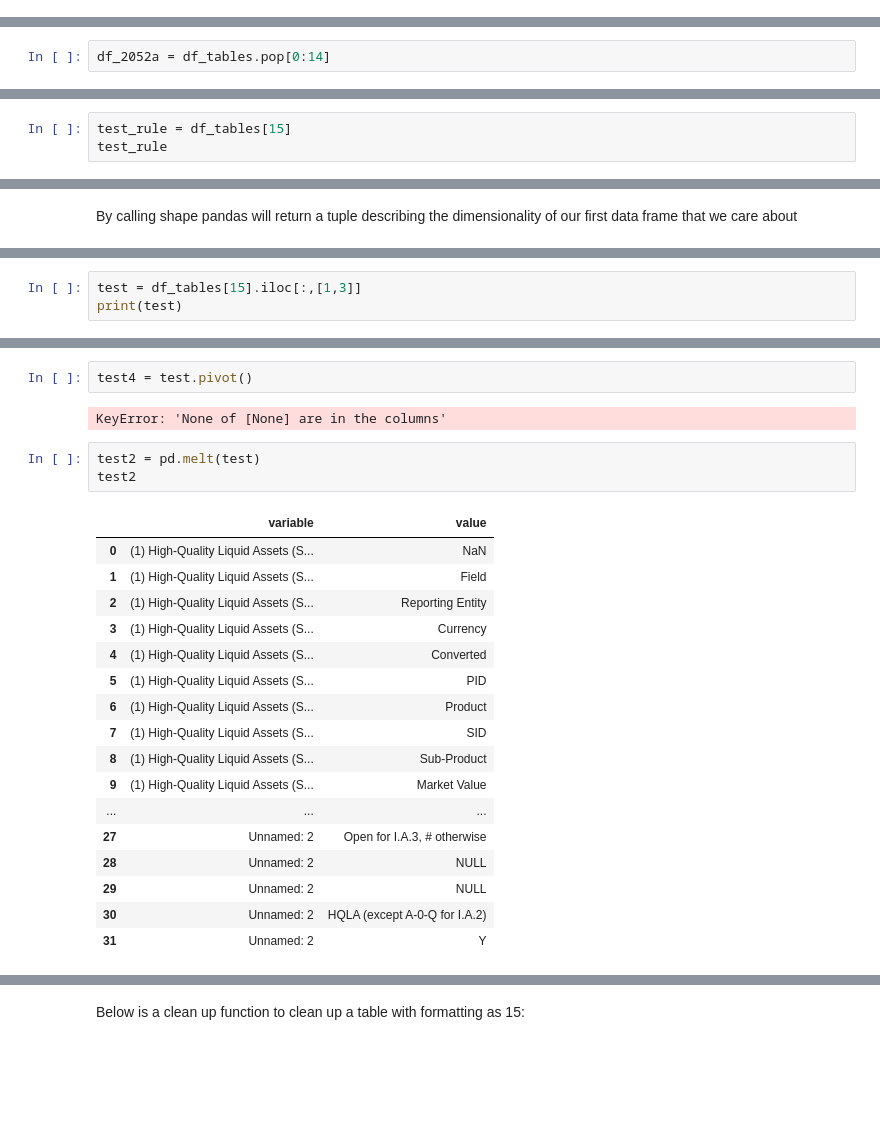
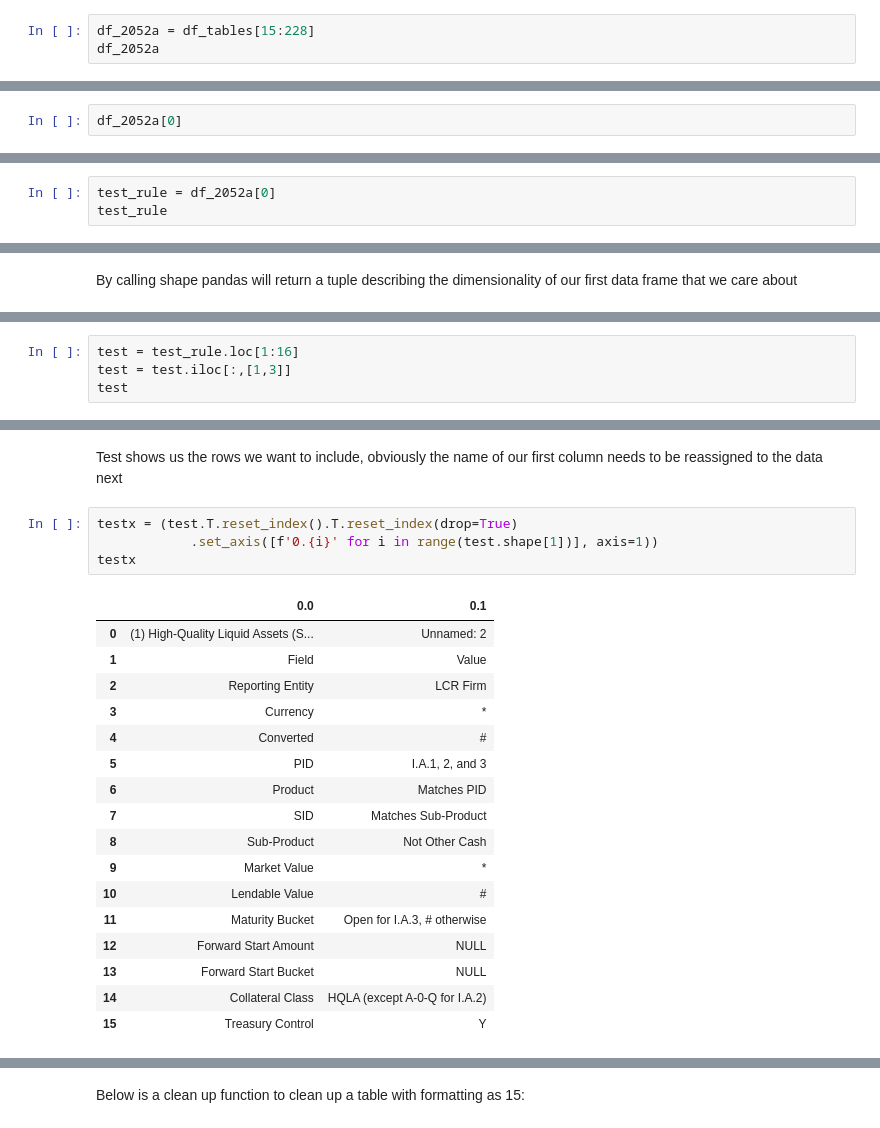
Before and after one commit to cathykiriakos/Data-Science-Practicum-1-2052a-Rules-Web-Scraping-, a Jupyter notebook: MSDS 692 X40 Data Science Practicum_Web Scraping 2052a Rules .ipynb, the cells around one changed output, grey strips where cells are left out. Drawn from its saved outputs; the diff is of its cells as text; blank space fills up the shorter version.

Commit message:
Continued building out data wrangling 9.20.20

```diff
--- a/MSDS 692 X40 Data Science Practicum_Web Scraping 2052a Rules .ipynb
+++ b/MSDS 692 X40 Data Science Practicum_Web Scraping 2052a Rules .ipynb
@@ -105,0 +106,3 @@ Tables [0:14) contain irrelevent data, we will next remove those tables from the
+# %%
+df_2052a = df_tables[15:228]
+df_2052a
@@ -106,3 +129,3 @@ Tables [0:14) contain irrelevent data, we will next remove those tables from the
 # %%
-df_2052a = df_tables.pop[0:14]
+df_2052a[0]
 # %% [output]
@@ -174,5 +172,5 @@ We can see that the last table with rules that we want to scrape 227; starting w
 # %%
-test_rule = df_tables[15]
+test_rule = df_2052a[0]
 test_rule
 # %% [output]
 |  | Unnamed: 0 | (1) High‐Quality Liquid Assets (S... | Unnamed: 1 | Unnamed: 2 | Unnamed: 3 |
@@ -250,4 +248,5 @@ df_tables[15].info
 # %%
-test = df_tables[15].iloc[:,[1,3]]
-print(test)
+test = test_rule.loc[1:16]
+test = test.iloc[:,[1,3]]
+test
 # %% [output]
@@ -291,25 +269,24 @@ test
-# %%
-test4 = test.pivot()
-# %% [output]
-KeyError: 'None of [None] are in the columns'
-# %%
-test2 = pd.melt(test)
-test2
-# %% [output]
-|  | variable | value |
-| 0 | (1) High‐Quality Liquid Assets (S... | NaN |
-| 1 | (1) High‐Quality Liquid Assets (S... | Field |
-| 2 | (1) High‐Quality Liquid Assets (S... | Reporting Entity |
-| 3 | (1) High‐Quality Liquid Assets (S... | Currency |
-| 4 | (1) High‐Quality Liquid Assets (S... | Converted |
-| 5 | (1) High‐Quality Liquid Assets (S... | PID |
-| 6 | (1) High‐Quality Liquid Assets (S... | Product |
-| 7 | (1) High‐Quality Liquid Assets (S... | SID |
-| 8 | (1) High‐Quality Liquid Assets (S... | Sub‐Product |
-| 9 | (1) High‐Quality Liquid Assets (S... | Market Value |
-| ... | ... | ... |
-| 27 | Unnamed: 2 | Open for I.A.3, # otherwise |
-| 28 | Unnamed: 2 | NULL |
-| 29 | Unnamed: 2 | NULL |
-| 30 | Unnamed: 2 | HQLA (except A‐0‐Q for I.A.2) |
-| 31 | Unnamed: 2 | Y |
+# %% [markdown]
+Test shows us the rows we want to include, obviously the name of our first column needs to be reassigned to the data next
+# %%
+testx = (test.T.reset_index().T.reset_index(drop=True)
+            .set_axis([f'0.{i}' for i in range(test.shape[1])], axis=1))
+testx
+# %% [output]
+|  | 0.0 | 0.1 |
+| 0 | (1) High‐Quality Liquid Assets (S... | Unnamed: 2 |
+| 1 | Field | Value |
+| 2 | Reporting Entity | LCR Firm |
+| 3 | Currency | * |
+| 4 | Converted | # |
+| 5 | PID | I.A.1, 2, and 3 |
+| 6 | Product | Matches PID |
+| 7 | SID | Matches Sub‐Product |
+| 8 | Sub‐Product | Not Other Cash |
+| 9 | Market Value | * |
+| 10 | Lendable Value | # |
+| 11 | Maturity Bucket | Open for I.A.3, # otherwise |
+| 12 | Forward Start Amount | NULL |
+| 13 | Forward Start Bucket | NULL |
+| 14 | Collateral Class | HQLA (except A‐0‐Q for I.A.2) |
+| 15 | Treasury Control | Y |
```
Also changed, not shown: parts of 35 cells of this notebook.
